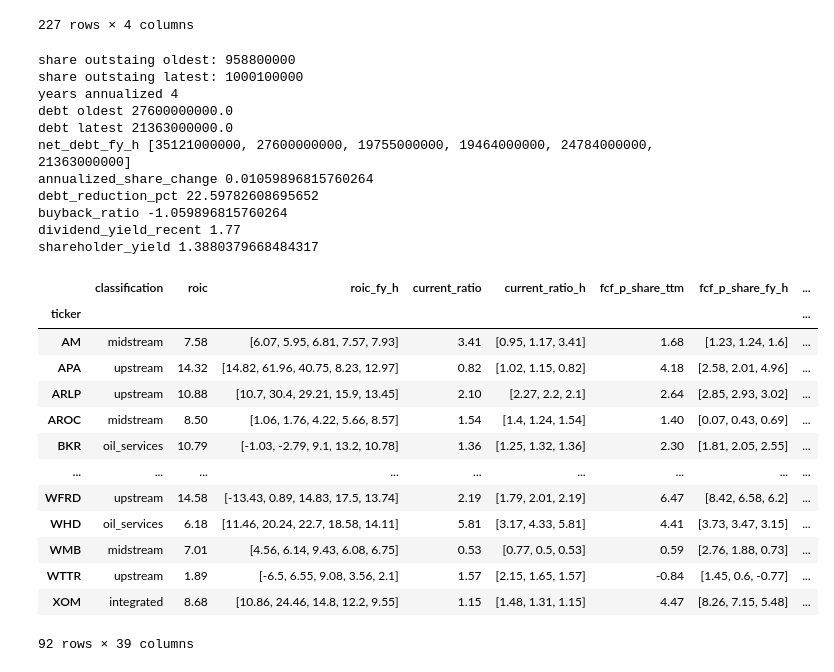
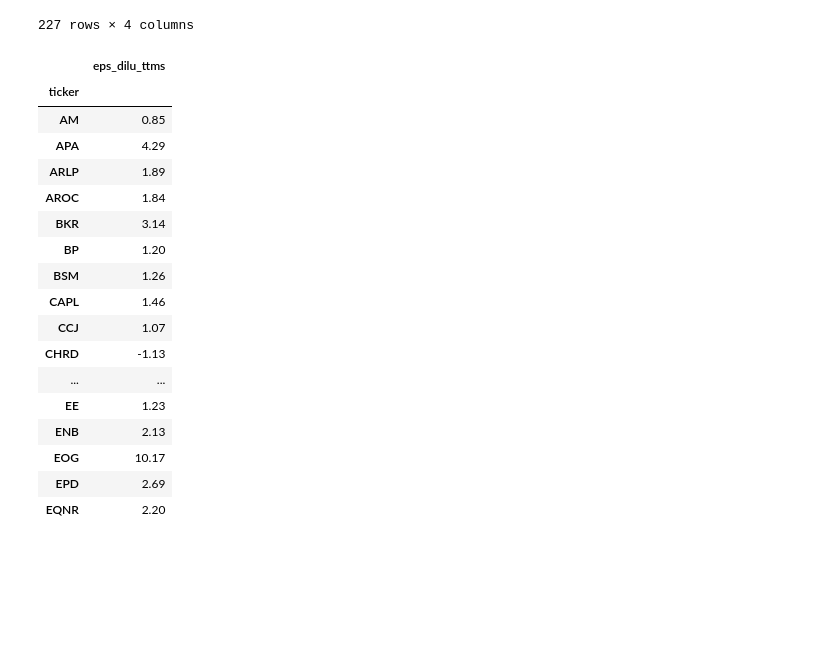
Before and after one commit to halfonso03/Stock-screener, a Jupyter notebook: energy_analysis.ipynb, the cells around one changed output. Drawn from its saved outputs; the diff is of its cells as text; code cells hidden in the pictures; blank space fills up the shorter version.

```diff
--- a/energy_analysis.ipynb
+++ b/energy_analysis.ipynb
@@ -278,6 +278,8 @@ def get_formatted_data(sector_df, trace = False):
     shareholder_yields = []
 
     ebitda_fy_hs = []
+    revenue_forecast_next_fys = []
+    earnings_per_share_fys = []
 
     counter = 0
 
@@ -336,6 +338,7 @@ def get_formatted_data(sector_df, trace = False):
             earnings_per_share_diluted_ttm = get_single_value(ticker, data, "earnings_per_share_diluted_ttm")
             earnings_per_share_diluted_fy_h = get_list_of_values(ticker, data, "earnings_per_share_diluted_fy_h", 5)
             earnings_per_share_forecast_next_fy = get_single_value(ticker, data, "earnings_per_share_forecast_next_fy")
+            earnings_per_share_fy = get_single_value(ticker, data, "earnings_per_share_fy")
 
             total_debt_fy_h = get_list_of_values(ticker, data, "total_debt_fy_h", 5)
 
@@ -369,6 +372,9 @@ def get_formatted_data(sector_df, trace = False):
             dividend_amount_h = get_list_of_values(ticker, data, "dividend_amount_h", 40)
 
             net_debt_fy_h = get_list_of_values(ticker, data, "net_debt_fy_h", 6)
+
+            revenue_forecast_next_fy = get_single_value(ticker, data, "revenue_forecast_next_fy")
+
 
             if trace:
                 print (ticker)
@@ -448,6 +454,7 @@ def get_formatted_data(sector_df, trace = False):
             eps_dilu_ttms.append(np.around(earnings_per_share_diluted_ttm, decimals=2))
             eps_dil_fy_hs.append(np.around(earnings_per_share_diluted_fy_h, decimals=2).tolist())
             eps_frcst_next_fy.append(np.around(earnings_per_share_forecast_next_fy, decimals=2))
+            earnings_per_share_fys.append(earnings_per_share_fy)
 
             classifications.append(sector_df[sector_df['Ticker'] == ticker]['classification'].item())
 
@@ -597,11 +604,6 @@ def get_formatted_data(sector_df, trace = False):
                 (latest / oldest) ** (1 / years)
             ) - 1
 
-            if ticker == 'OXY':
-                print ('share outstaing oldest:', oldest)
-                print ('share outstaing latest:', latest)
-                print ('years annualized', years)
-
 
             share_change_pcts.append(annualized_share_change)
 
@@ -705,19 +707,19 @@ def get_formatted_data(sector_df, trace = False):
                     shareholder_yield = dividend_yield_recent + buyback_ratio + debt_paydown_yield_recent
                     shareholder_yields.append(shareholder_yield)
 
-                    if ticker == 'OXY':
-                        print ('debt oldest', np.median(net_debt_fy_h[:3]))
-                        print ('debt latest', np.median(net_debt_fy_h[-3:]))
-                        print ('net_debt_fy_h', net_debt_fy_h)
-                        print ('annualized_share_change', annualized_share_change)
-                        print ('debt_reduction_pct', debt_reduction_pct)
-                        print ('buyback_ratio',buyback_ratio)
-                        print ('dividend_yield_recent',dividend_yield_recent)
-                        print ('shareholder_yield',shareholder_yield)
+                    # if ticker == 'OXY':
+                    #     print ('debt oldest', np.median(net_debt_fy_h[:3]))
+                    #     print ('debt latest', np.median(net_debt_fy_h[-3:]))
+                    #     print ('net_debt_fy_h', net_debt_fy_h)
+                    #     print ('annualized_share_change', annualized_share_change)
+                    #     print ('debt_reduction_pct', debt_reduction_pct)
+                    #     print ('buyback_ratio',buyback_ratio)
+                    #     print ('dividend_yield_recent',dividend_yield_recent)
+                    #     print ('shareholder_yield',shareholder_yield)
 
 
 
-
+            revenue_forecast_next_fys.append(revenue_forecast_next_fy)
 
 
             # 1. market value per share
@@ -770,8 +772,10 @@ def get_formatted_data(sector_df, trace = False):
         "dividend_payout_ratio_fy": dividend_payout_ratio_fys,
         "dividend_payout_ratio_fy_h": dividend_payout_ratio_fy_hs,
         "eps_dilu_ttms": eps_dilu_ttms,
+        "earnings_per_share_fy": earnings_per_share_fys,
         "eps_dil_fy_hs": eps_dil_fy_hs,
         "eps_frcst_next_fy": eps_frcst_next_fy,
+        "revenue_forecast_next_fy": revenue_forecast_next_fys,
         "market_cap" : market_caps,
         # "dividend_payments": dividend_payments,
         "dil_shares_outst": dil_shrs_outstand_fy_hs,
@@ -792,30 +796,23 @@ def get_formatted_data(sector_df, trace = False):
     return df_2, dict_2
 # %%
 df_3, dict_3 = get_formatted_data(energy, False)
-df_3
+df_3[['eps_dilu_ttms']].head(30)
 # %% [output]
-share outstaing oldest: 958800000
-share outstaing latest: 1000100000
-years annualized 4
-debt oldest 27600000000.0
-debt latest 21363000000.0
-net_debt_fy_h [35121000000, 27600000000, 19755000000, 19464000000, 24784000000, 21363000000]
-annualized_share_change 0.01059896815760264
-debt_reduction_pct 22.59782608695652
-buyback_ratio -1.059896815760264
-dividend_yield_recent 1.77
-shareholder_yield 1.3880379668484317
-|  | classification | roic | roic_fy_h | current_ratio | current_ratio_h | fcf_p_share_ttm | fcf_p_share_fy_h | ... |
-| ticker |  |  |  |  |  |  |  | ... |
-| AM | midstream | 7.58 | [6.07, 5.95, 6.81, 7.57, 7.93] | 3.41 | [0.95, 1.17, 3.41] | 1.68 | [1.23, 1.24, 1.6] | ... |
-| APA | upstream | 14.32 | [14.82, 61.96, 40.75, 8.23, 12.97] | 0.82 | [1.02, 1.15, 0.82] | 4.18 | [2.58, 2.01, 4.96] | ... |
-| ARLP | upstream | 10.88 | [10.7, 30.4, 29.21, 15.9, 13.45] | 2.10 | [2.27, 2.2, 2.1] | 2.64 | [2.85, 2.93, 3.02] | ... |
-| AROC | midstream | 8.50 | [1.06, 1.76, 4.22, 5.66, 8.57] | 1.54 | [1.4, 1.24, 1.54] | 1.40 | [0.07, 0.43, 0.69] | ... |
-| BKR | oil_services | 10.79 | [-1.03, -2.79, 9.1, 13.2, 10.78] | 1.36 | [1.25, 1.32, 1.36] | 2.30 | [1.81, 2.05, 2.55] | ... |
-| ... | ... | ... | ... | ... | ... | ... | ... | ... |
-| WFRD | upstream | 14.58 | [-13.43, 0.89, 14.83, 17.5, 13.74] | 2.19 | [1.79, 2.01, 2.19] | 6.47 | [8.42, 6.58, 6.2] | ... |
-| WHD | oil_services | 6.18 | [11.46, 20.24, 22.7, 18.58, 14.11] | 5.81 | [3.17, 4.33, 5.81] | 4.41 | [3.73, 3.47, 3.15] | ... |
-| WMB | midstream | 7.01 | [4.56, 6.14, 9.43, 6.08, 6.75] | 0.53 | [0.77, 0.5, 0.53] | 0.59 | [2.76, 1.88, 0.73] | ... |
-| WTTR | upstream | 1.89 | [-6.5, 6.55, 9.08, 3.56, 2.1] | 1.57 | [2.15, 1.65, 1.57] | -0.84 | [1.45, 0.6, -0.77] | ... |
-| XOM | integrated | 8.68 | [10.86, 24.46, 14.8, 12.2, 9.55] | 1.15 | [1.48, 1.31, 1.15] | 4.47 | [8.26, 7.15, 5.48] | ... |
+|  | eps_dilu_ttms |
+| ticker |  |
+| AM | 0.85 |
+| APA | 4.29 |
+| ARLP | 1.89 |
+| AROC | 1.84 |
+| BKR | 3.14 |
+| BP | 1.20 |
+| BSM | 1.26 |
+| CAPL | 1.46 |
+| CCJ | 1.07 |
+| CHRD | -1.13 |
+| ... | ... |
+| EE | 1.23 |
+| ENB | 2.13 |
+| EOG | 10.17 |
+| EPD | 2.69 |
+| EQNR | 2.20 |
-92 rows × 39 columns
```
Also changed, not shown: parts of 3 cells of this notebook.
